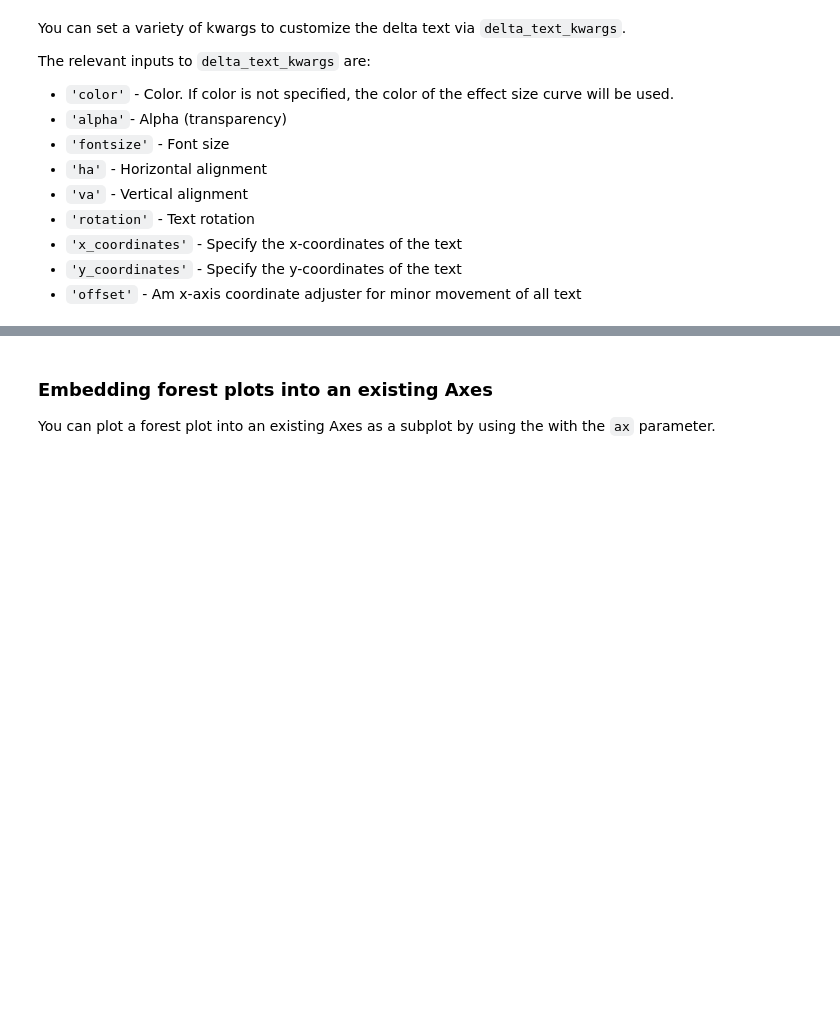
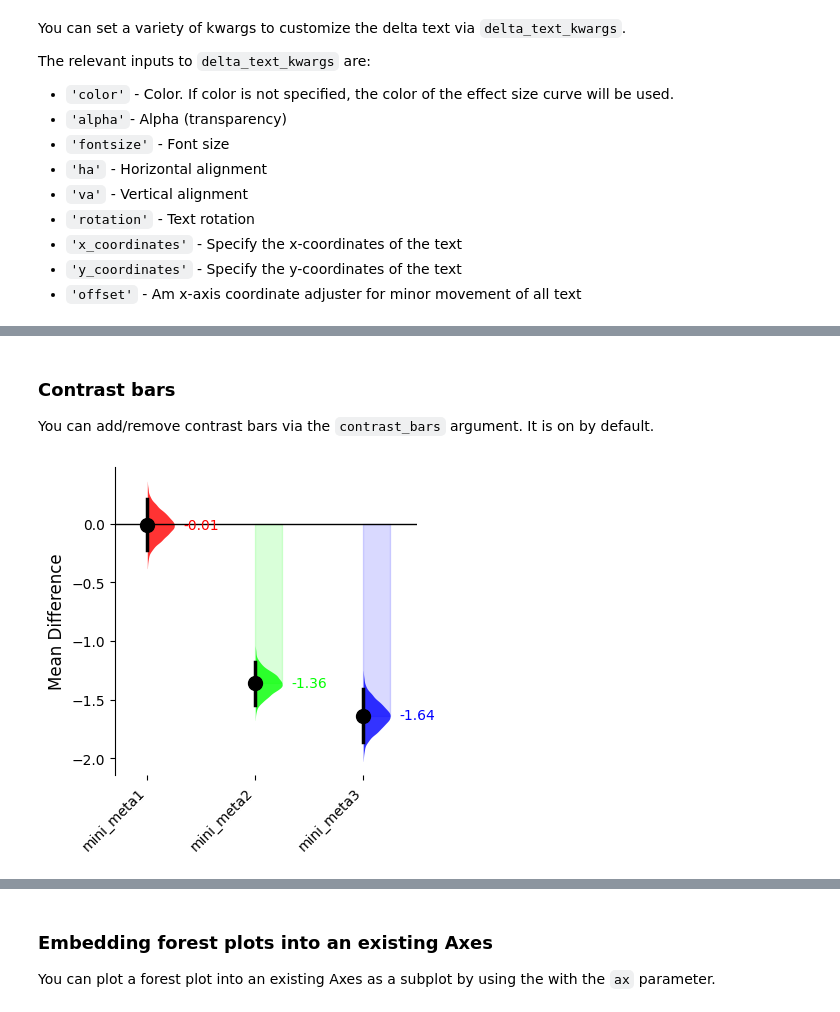
Before and after one commit to ACCLAB/DABEST-python, a Jupyter notebook: nbs/tutorials/07-forest_plot.ipynb, the cells around one changed output, grey strips where cells are left out. Cells and saved outputs as stored; diff of their text form; code cells hidden in the pictures; blank space fills up the shorter version.

Commit message:
Contrast bars added to forest plot

```diff
--- a/nbs/tutorials/07-forest_plot.ipynb
+++ b/nbs/tutorials/07-forest_plot.ipynb
@@ -434,0 +435,11 @@ f_forest_minimeta = forest_plot(
+# %% [markdown]
+### Contrast bars
+You can add/remove contrast bars via the `contrast_bars` argument. It is on by default.
+# %%
+f_forest_minimeta = forest_plot(
+                        data = contrasts_mini_meta,
+                        labels=['mini_meta1', 'mini_meta2', 'mini_meta3'],
+                        custom_palette=['#FF0000', '#00FF00', '#0000FF'],
+                        contrast_bars=True,)
+# %% [output]
+[figure, added]
```
Also changed, not shown: parts of 14 cells of this notebook, 26 other files.
